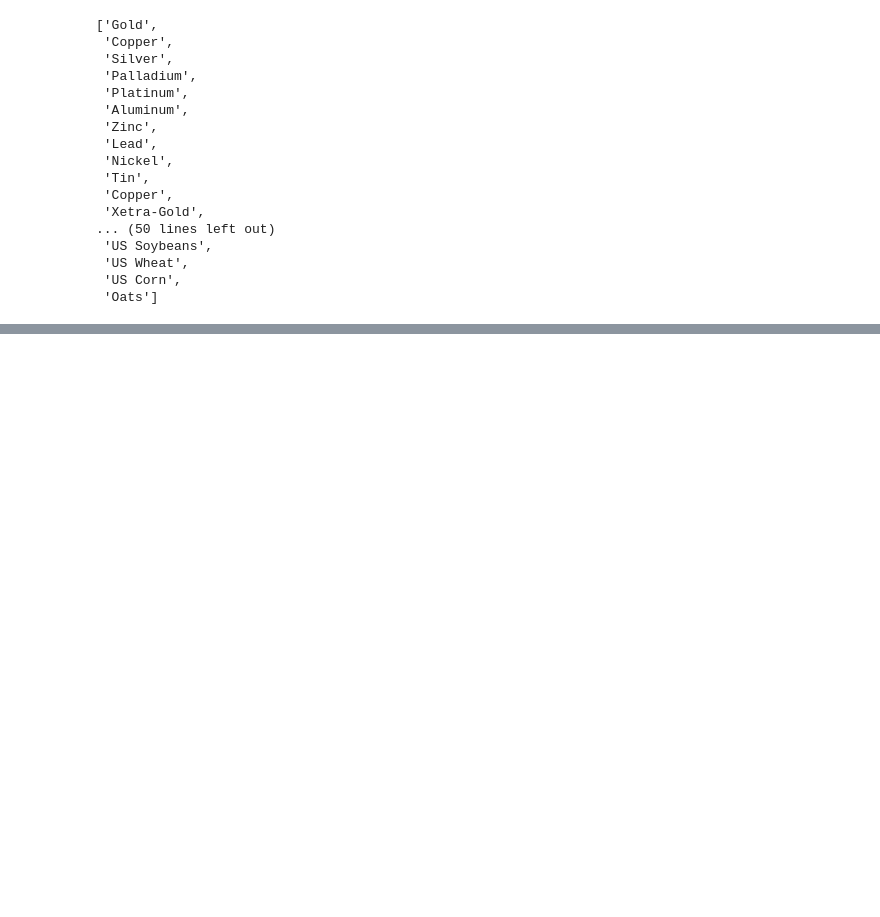
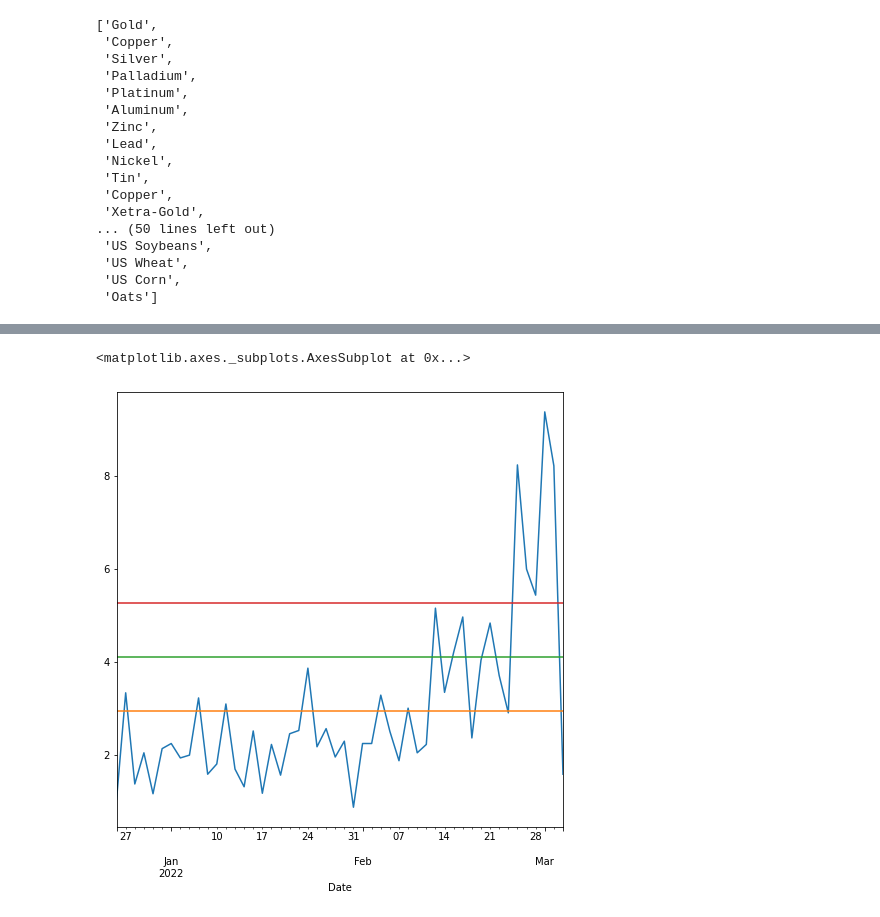
Before and after one commit to Edu-Moreira/Estudos-de-Python, a Jupyter notebook: Dados_Investing.ipynb, the cells around one changed output, grey strips where cells are left out. Saved outputs shown, nothing was run; the diff lists cells and outputs as text; code cells hidden in the pictures; blank space fills up the shorter version.

```diff
--- a/Dados_Investing.ipynb
+++ b/Dados_Investing.ipynb
@@ -63,0 +66,17 @@ petrol.tail()
+# %%
+petrol['Vol'] = petrol['High']-petrol['Low']
+
+x = petrol['Vol'].mean()+petrol['Vol'].std()
+y= petrol['Vol'].mean()+petrol['Vol'].std()*2
+z= petrol['Vol'].mean()+petrol['Vol'].std()*3
+
+petrol[-50:]['Vol'].plot(figsize = (8,8))
+petrol['Banda1'] = x
+petrol['Banda1'][-50:].plot()
+petrol['Banda2'] = y
+petrol['Banda2'][-50:].plot()
+petrol['Banda3'] = z
+petrol['Banda3'][-50:].plot()
+# %% [output]
+<matplotlib.axes._subplots.AxesSubplot at 0x...>
+[figure, added]
```
Also changed, not shown: parts of 9 cells of this notebook.
